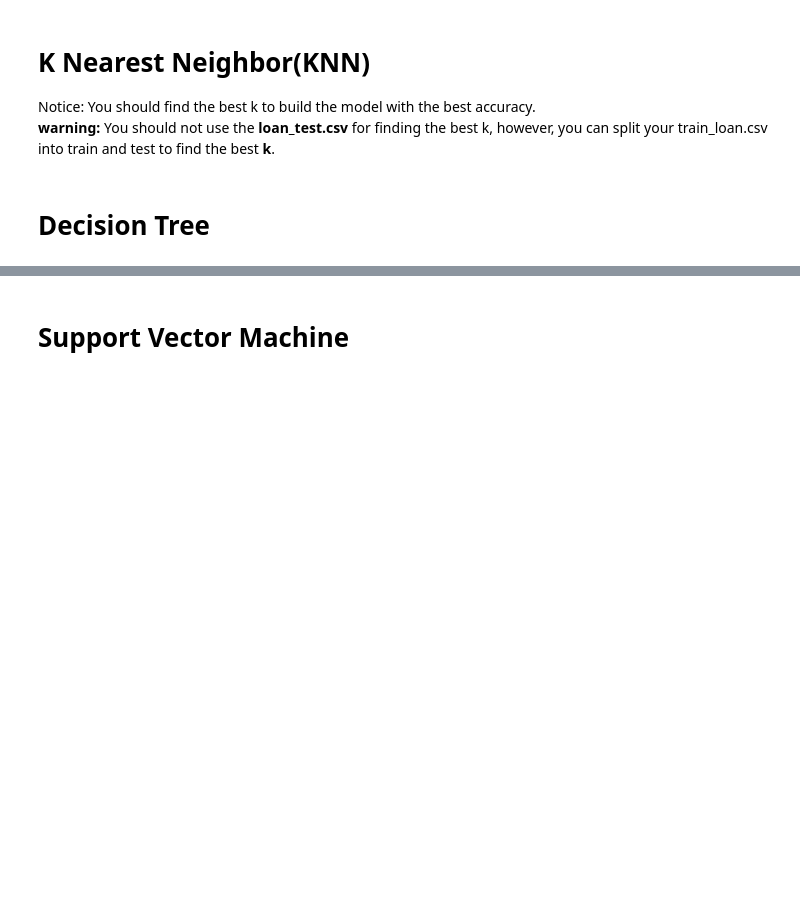
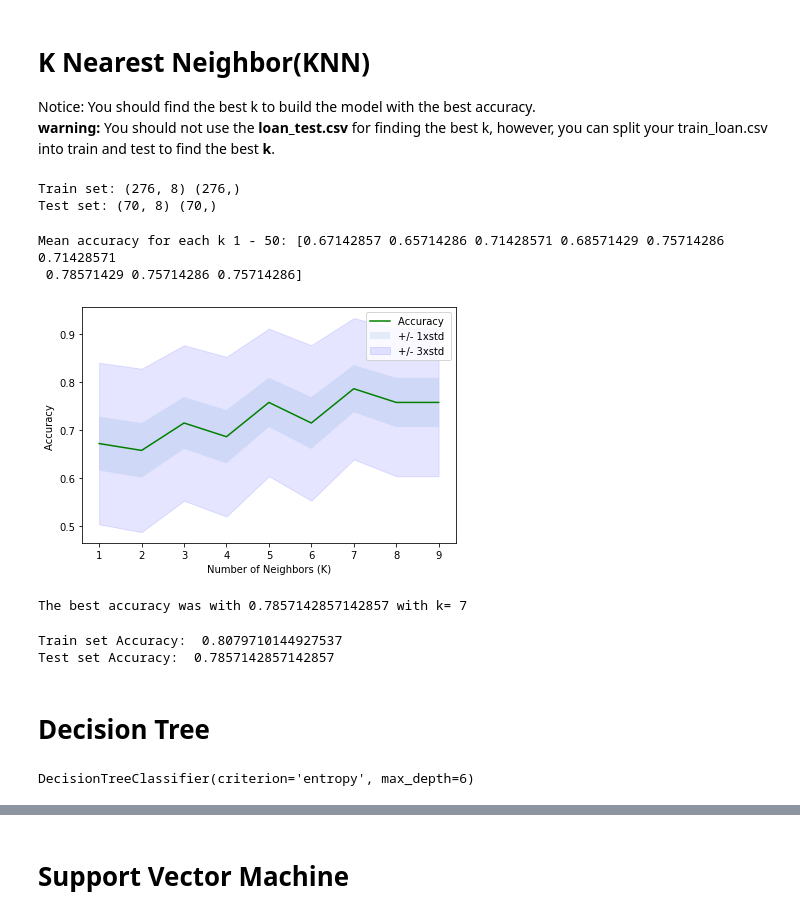
Before and after one commit to gamunu/coursera_ml_python, a Jupyter notebook: Coursera_Classification.ipynb, the cells around one changed output, grey strips where cells are left out. Drawn from its saved outputs; the diff is of its cells as text; code cells hidden in the pictures; blank space fills up the shorter version.

```diff
--- a/Coursera_Classification.ipynb
+++ b/Coursera_Classification.ipynb
@@ -157,5 +232,5 @@ X[0:5]
 # %% [markdown]
 What are our lables?
 # %%
-y = df['loan_status'].values
+y = pd.get_dummies(df['loan_status'])['PAIDOFF'].values
 y[0:5]
@@ -187,5 +275,66 @@ You should use the following algorithm:
 
 Notice: You should find the best k to build the model with the best accuracy.\
 **warning:** You should not use the **loan_test.csv** for finding the best k, however, you can split your train_loan.csv into train and test to find the best **k**.
+# %%
+# import common libraries required for classification
+from sklearn.neighbors import KNeighborsClassifier
+from sklearn.model_selection import train_test_split
+from sklearn import metrics
+
+
+# split the data for training and testing sets
+# test set size is 20% and random state is set for 4
+X_train, X_test, y_train, y_test = train_test_split( X, y, test_size=0.2, random_state=4)
+print ('Train set:', X_train.shape,  y_train.shape)
+print ('Test set:', X_test.shape,  y_test.shape)
+# %% [output]
+Train set: (276, 8) (276,)
+Test set: (70, 8) (70,)
+# %%
+Ks = 10
+mean_acc = np.zeros((Ks-1))
+std_acc = np.zeros((Ks-1))
+
+for n in range(1,Ks):
+
+    #Train Model and Predict
+    neigh = KNeighborsClassifier(n_neighbors = n).fit(X_train,y_train)
+    yhat=neigh.predict(X_test)
+    mean_acc[n-1] = metrics.accuracy_score(y_test, yhat)
+
+
+    std_acc[n-1]=np.std(yhat==y_test)/np.sqrt(yhat.shape[0])
+
+# mean accuracy for different k
+print("Mean accuracy for each k 1 - 50:", mean_acc)
+
+# plot the accuracy for each k using matplotlib
+plt.plot(range(1,Ks),mean_acc,'g')
+plt.fill_between(range(1,Ks),mean_acc - 1 * std_acc,mean_acc + 1 * std_acc, alpha=0.10)
+plt.fill_between(range(1,Ks),mean_acc - 3 * std_acc,mean_acc + 3 * std_acc, alpha=0.10,color="blue")
+plt.legend(('Accuracy ', '+/- 1xstd','+/- 3xstd'))
+plt.ylabel('Accuracy ')
+plt.xlabel('Number of Neighbors (K)')
+plt.tight_layout()
+plt.show()
+print( "The best accuracy was with", mean_acc.max(), "with k=", mean_acc.argmax()+1)
+# %% [output]
+Mean accuracy for each k 1 - 50: [0.67142857 0.65714286 0.71428571 0.68571429 0.75714286 0.71428571
+ 0.78571429 0.75714286 0.75714286]
+[figure, added]
+The best accuracy was with 0.7857142857142857 with k= 7
+# %%
+
+
+# new model with best accuracy
+knnmodel = KNeighborsClassifier(n_neighbors = 7)
+knnmodel.fit(X_train,y_train)
+yhat = knnmodel.predict(X_test)
+
+print("Train set Accuracy: ", metrics.accuracy_score(y_train, knnmodel.predict(X_train)))
+print("Test set Accuracy: ", metrics.accuracy_score(y_test, yhat))
+# %% [output]
+Train set Accuracy:  0.8079710144927537
+Test set Accuracy:  0.7857142857142857
 # %% [markdown]
 # Decision Tree
@@ -191,0 +344,6 @@ Notice: You should find the best k to build the model with the best accuracy.\
+# %%
+# we use entropy for the criterion so the tree is based on information gain
+loanTree = DecisionTreeClassifier(criterion="entropy", max_depth = 6)
+loanTree.fit(X_train,y_train)
+# %% [output]
+DecisionTreeClassifier(criterion='entropy', max_depth=6)
```
Also changed, not shown: parts of 31 cells of this notebook.
